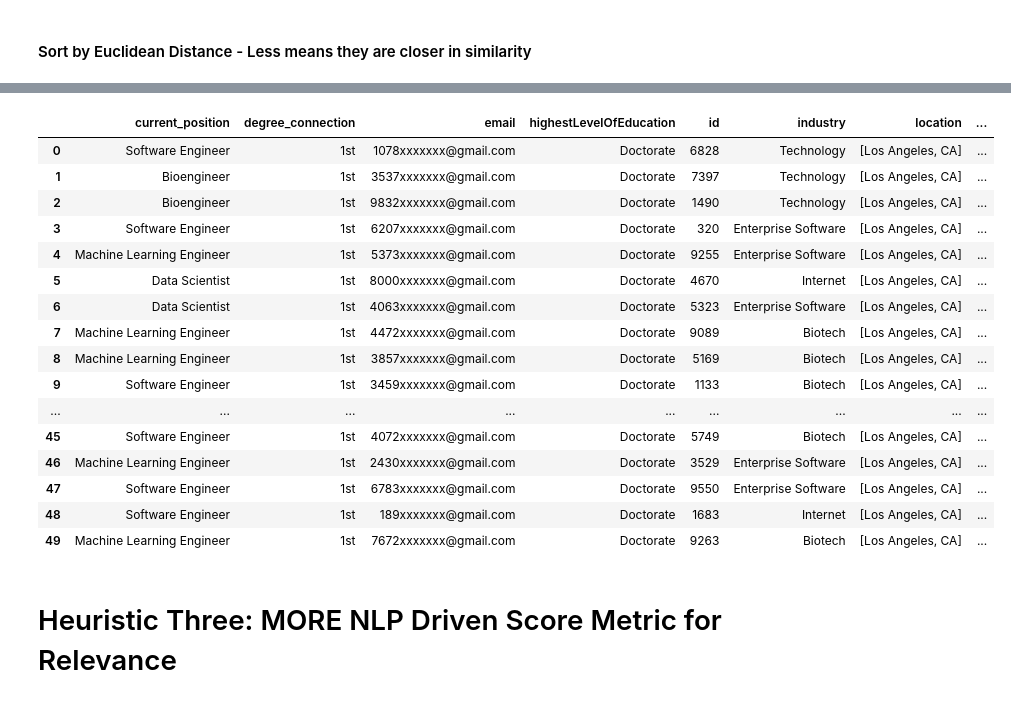
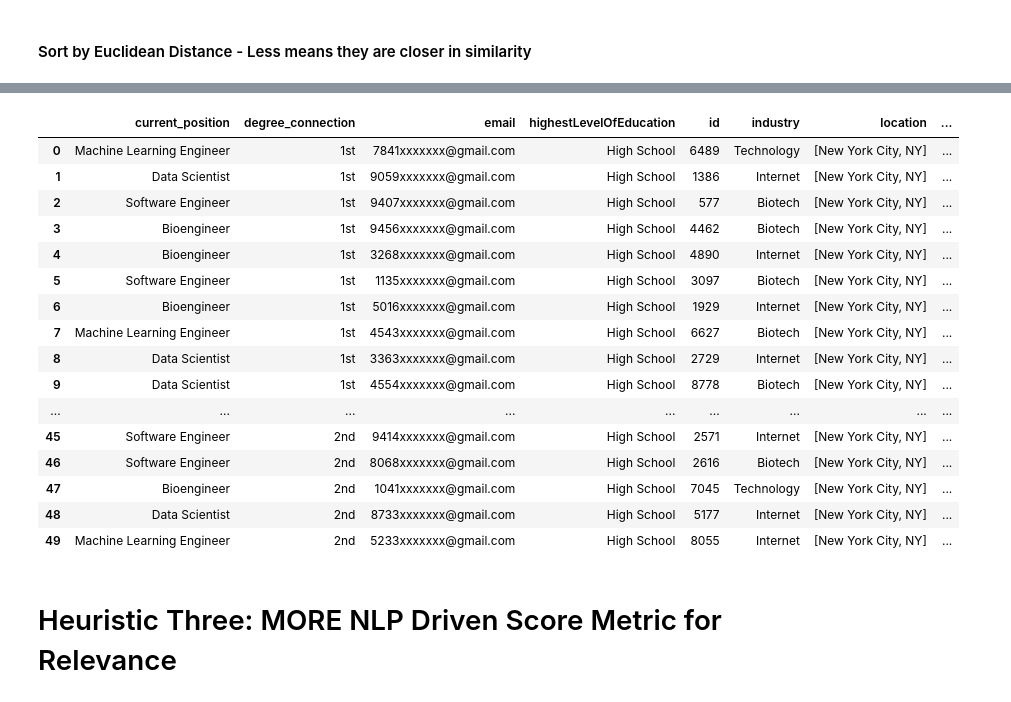
Before and after one commit to tadasant/refurby, a Jupyter notebook: data_wrangling_notebook.ipynb, the cells around one changed output, grey strips where cells are left out. Cells and saved outputs as stored; diff of their text form; code cells hidden in the pictures.

```diff
--- a/data_wrangling_notebook.ipynb
+++ b/data_wrangling_notebook.ipynb
@@ -340,9 +389,9 @@ df_candidates['edunum'] = df_candidates['highestLevelOfEducation'].apply(educonv
 # %%
-df_candidates['highestLevelOfEducation_eucld_dist'] = df_candidates['edunum'].apply(lambda x: np.linalg.norm(x-educonverter(opportunity_sample_request['highestLevelOfEducation'])))
+df_candidates['highestLevelOfEducation_eucld_dist'] = df_candidates['edunum'].apply(lambda x: np.linalg.norm((x-mag_edu)/mag_edu))
 # %% [markdown]
 ### Calculate Total Similarity Score
 # %%
-df_candidates['eucld_dist'] = df_candidates['highestLevelOfEducation_eucld_dist'] + df_candidates['years_of_experience_eucld_dist'] + df_candidates['location_eucld_score']
+df_candidates['eucld_dist'] = df_candidates['highestLevelOfEducation_eucld_dist'] + df_candidates['years_of_experience_eucld_dist'] + df_candidates['city_eucld_score']
 # %% [markdown]
 #### Sort by Euclidean Distance - Less means they are closer in similarity
 # %%
@@ -371,16 +467,18 @@ ranked_df.iloc[0:n_top].sort_values(by = 'degree_connection', ascending = True)
 # %%
-def location_point_converter(location):
-    if location == opportunity_sample_request['location']:
+def city_point_converter(city):
+    if city == opportunity_sample_request['city']:
         return -1
     else:
         return 0
 
 def educonverter(education_level):
-    if education_level == 'High School':
+    if education_level == 'high_school':
         return 1
-    elif education_level == 'Bachelor':
+    elif education_level == 'associate':
         return 2
-    elif education_level == 'Master':
+    elif education_level == 'bachelor':
         return 3
-    elif education_level == 'Doctorate':
+    elif education_level == 'master':
         return 4
+    elif education_level == 'phd':
+        return 5
@@ -387,20 +528,24 @@ def educonverter(education_level):
 # %%
-def heuristic_two(opp_request, df_candidates, n_top = 50):
+def heuristic_two(candidates, opp_request, n_top = 50):
     '''Arguments:
-            opportunity: a dictionary from a poster seeking candidates
-            df_candidates: total pool of 1st and 2nd degree connections from the opportunity poster
-    Returns:
+            candidates: list of Users
+            opp_request: a dictionary from a poster seeking candidates
+
+       Returns:
         ranked dataframe of users and similarity score sorted by degree connection
     '''
 
-    def location_point_converter(location):
-        if location == opp_request['location']:
+
+    df_candidates = pd.DataFrame(candidates)
+
+    def city_point_converter(city):
+        if city == opportunity_sample_request['city']:
             return -1
         else:
             return 0
 
     #Calculate Location Similarity Score
-    df_candidates['location_eucld_score'] = df_candidates['location'].apply(location_point_converter)
+    df_candidates['city_eucld_score'] = df_candidates['city'].apply(city_point_converter)
 
     #Calculate Years of Experience Similarity Score
     df_candidates['years_of_experience_eucld_dist'] = df_candidates['years_of_experience'].apply(lambda x: np.linalg.norm(x-opp_request['min_years_experience']))
@@ -410,7 +555,7 @@ def heuristic_two(opp_request, df_candidates, n_top = 50):
     df_candidates['highestLevelOfEducation_eucld_dist'] = df_candidates['edunum'].apply(lambda x: np.linalg.norm(x-educonverter(opp_request['highestLevelOfEducation'])))
 
     #Calculate Total Similarity Score
-    df_candidates['eucld_dist'] = df_candidates['highestLevelOfEducation_eucld_dist'] + df_candidates['years_of_experience_eucld_dist'] + df_candidates['location_eucld_score']
+    df_candidates['eucld_dist'] = df_candidates['highestLevelOfEducation_eucld_dist'] + df_candidates['years_of_experience_eucld_dist'] + df_candidates['city_eucld_score']
 
 
     print(opp_request)
@@ -418,4 +563,4 @@ def heuristic_two(opp_request, df_candidates, n_top = 50):
     ranked_df = df_candidates.sort_values(by = ['eucld_dist', 'degree_connection'], ascending = True).reset_index().drop(['index', 'edunum'], axis = 1)
 
 
-    return ranked_df.iloc[0:n_top] #ranked_df.iloc[0:n_top].sort_values(by = 'degree_connection', ascending = True)
+    return ranked_df.iloc[0:n_top]
@@ -422,3 +569,3 @@ def heuristic_two(opp_request, df_candidates, n_top = 50):
 # %%
-heuristic_two(opportunity_sample_request, df_candidates)
+heuristic_two(df_candidates, opportunity_sample_request,)
 # %% [output]
@@ -431,21 +578,21 @@ title                                   Software Engineer (Machine Learning)
 Name: 1, dtype: object
 |  | current_position | degree_connection | email | highestLevelOfEducation | id | industry | location | ... |
-| 0 | Software Engineer | 1st | 1078xxxxxxx@gmail.com | Doctorate | 6828 | Technology | [Los Angeles, CA] | ... |
-| 1 | Bioengineer | 1st | 3537xxxxxxx@gmail.com | Doctorate | 7397 | Technology | [Los Angeles, CA] | ... |
-| 2 | Bioengineer | 1st | 9832xxxxxxx@gmail.com | Doctorate | 1490 | Technology | [Los Angeles, CA] | ... |
-| 3 | Software Engineer | 1st | 6207xxxxxxx@gmail.com | Doctorate | 320 | Enterprise Software | [Los Angeles, CA] | ... |
-| 4 | Machine Learning Engineer | 1st | 5373xxxxxxx@gmail.com | Doctorate | 9255 | Enterprise Software | [Los Angeles, CA] | ... |
-| 5 | Data Scientist | 1st | 8000xxxxxxx@gmail.com | Doctorate | 4670 | Internet | [Los Angeles, CA] | ... |
-| 6 | Data Scientist | 1st | 4063xxxxxxx@gmail.com | Doctorate | 5323 | Enterprise Software | [Los Angeles, CA] | ... |
-| 7 | Machine Learning Engineer | 1st | 4472xxxxxxx@gmail.com | Doctorate | 9089 | Biotech | [Los Angeles, CA] | ... |
-| 8 | Machine Learning Engineer | 1st | 3857xxxxxxx@gmail.com | Doctorate | 5169 | Biotech | [Los Angeles, CA] | ... |
-| 9 | Software Engineer | 1st | 3459xxxxxxx@gmail.com | Doctorate | 1133 | Biotech | [Los Angeles, CA] | ... |
+| 0 | Machine Learning Engineer | 1st | 7841xxxxxxx@gmail.com | High School | 6489 | Technology | [New York City, NY] | ... |
+| 1 | Data Scientist | 1st | 9059xxxxxxx@gmail.com | High School | 1386 | Internet | [New York City, NY] | ... |
+| 2 | Software Engineer | 1st | 9407xxxxxxx@gmail.com | High School | 577 | Biotech | [New York City, NY] | ... |
+| 3 | Bioengineer | 1st | 9456xxxxxxx@gmail.com | High School | 4462 | Biotech | [New York City, NY] | ... |
+| 4 | Bioengineer | 1st | 3268xxxxxxx@gmail.com | High School | 4890 | Internet | [New York City, NY] | ... |
+| 5 | Software Engineer | 1st | 1135xxxxxxx@gmail.com | High School | 3097 | Biotech | [New York City, NY] | ... |
+| 6 | Bioengineer | 1st | 5016xxxxxxx@gmail.com | High School | 1929 | Internet | [New York City, NY] | ... |
+| 7 | Machine Learning Engineer | 1st | 4543xxxxxxx@gmail.com | High School | 6627 | Biotech | [New York City, NY] | ... |
+| 8 | Data Scientist | 1st | 3363xxxxxxx@gmail.com | High School | 2729 | Internet | [New York City, NY] | ... |
+| 9 | Data Scientist | 1st | 4554xxxxxxx@gmail.com | High School | 8778 | Biotech | [New York City, NY] | ... |
 | ... | ... | ... | ... | ... | ... | ... | ... | ... |
-| 45 | Software Engineer | 1st | 4072xxxxxxx@gmail.com | Doctorate | 5749 | Biotech | [Los Angeles, CA] | ... |
-| 46 | Machine Learning Engineer | 1st | 2430xxxxxxx@gmail.com | Doctorate | 3529 | Enterprise Software | [Los Angeles, CA] | ... |
-| 47 | Software Engineer | 1st | 6783xxxxxxx@gmail.com | Doctorate | 9550 | Enterprise Software | [Los Angeles, CA] | ... |
-| 48 | Software Engineer | 1st | 189xxxxxxx@gmail.com | Doctorate | 1683 | Internet | [Los Angeles, CA] | ... |
-| 49 | Machine Learning Engineer | 1st | 7672xxxxxxx@gmail.com | Doctorate | 9263 | Biotech | [Los Angeles, CA] | ... |
+| 45 | Software Engineer | 2nd | 9414xxxxxxx@gmail.com | High School | 2571 | Internet | [New York City, NY] | ... |
+| 46 | Software Engineer | 2nd | 8068xxxxxxx@gmail.com | High School | 2616 | Biotech | [New York City, NY] | ... |
+| 47 | Bioengineer | 2nd | 1041xxxxxxx@gmail.com | High School | 7045 | Technology | [New York City, NY] | ... |
+| 48 | Data Scientist | 2nd | 8733xxxxxxx@gmail.com | High School | 5177 | Internet | [New York City, NY] | ... |
+| 49 | Machine Learning Engineer | 2nd | 5233xxxxxxx@gmail.com | High School | 8055 | Internet | [New York City, NY] | ... |
 # %% [markdown]
 # Heuristic Three: MORE NLP Driven Score Metric for Relevance
 # %%
```
Also changed, not shown: parts of 38 cells of this notebook.
